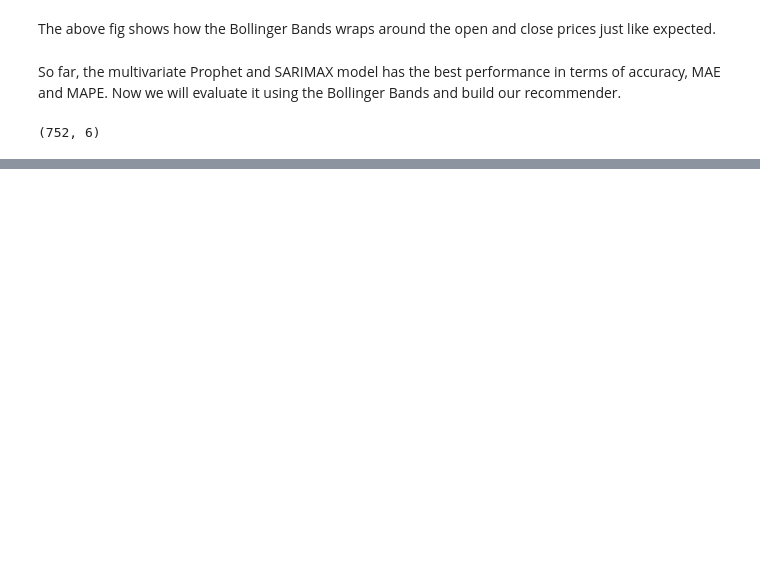
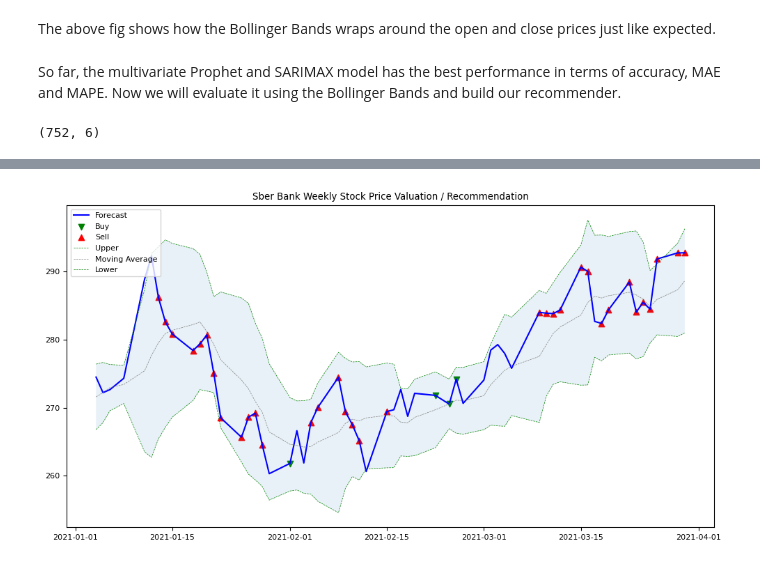
Before and after one commit to dorcas-1404/LakMvbp96Bil1P0R, a Jupyter notebook: notebooks/ValueInvestor (Time Series Project).ipynb, the cells around one changed output, grey strips where cells are left out. Cells and saved outputs as stored; diff of their text form; code cells hidden in the pictures; blank space fills up the shorter version.

```diff
--- a/notebooks/ValueInvestor (Time Series Project).ipynb
+++ b/notebooks/ValueInvestor (Time Series Project).ipynb
@@ -1058,0 +1084,14 @@ Recommend
+# %%
+plt.figure(figsize=(12,6))
+plt.plot(Recommend['Date'], Recommend['Forecast'], label='Forecast', color='blue') #Forecast price
+plt.scatter(Recommend['Date'], Recommend['Buy7'], label='Buy', color='green', marker='v') #Buy Signal
+plt.scatter(Recommend['Date'], Recommend['Sell7'], label='Sell', color='red', marker='^') #Sell Signal
+plt.plot(df_bands['ds'][752:], df_bands['UpperBand7'][752:], label='Upper', color='green', linestyle="--", linewidth=0.5) #Upper band
+plt.plot(df_bands['ds'][752:], df_bands['SMA7'][752:], label = "Moving Average", color='gray', linestyle="--", linewidth=0.5)
+plt.plot(df_bands['ds'][752:], df_bands['LowerBand7'][752:], label='Lower', color='green', linestyle="--", linewidth=0.5) #lower band
+plt.fill_between(df_bands['ds'][752:], df_bands['LowerBand7'][752:], df_bands['UpperBand7'][752:], alpha=0.1)
+plt.title("Sber Bank Weekly Stock Price Valuation / Recommendation")
+plt.legend(loc='upper left')
+plt.show()
+# %% [output]
+[figure, added]
```
Also changed, not shown: parts of 16 cells of this notebook.
